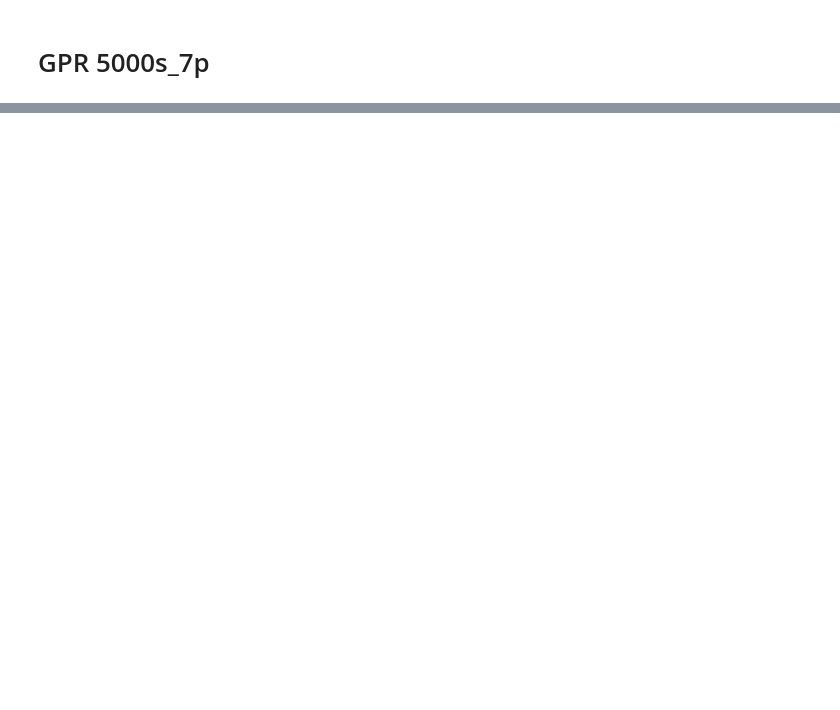
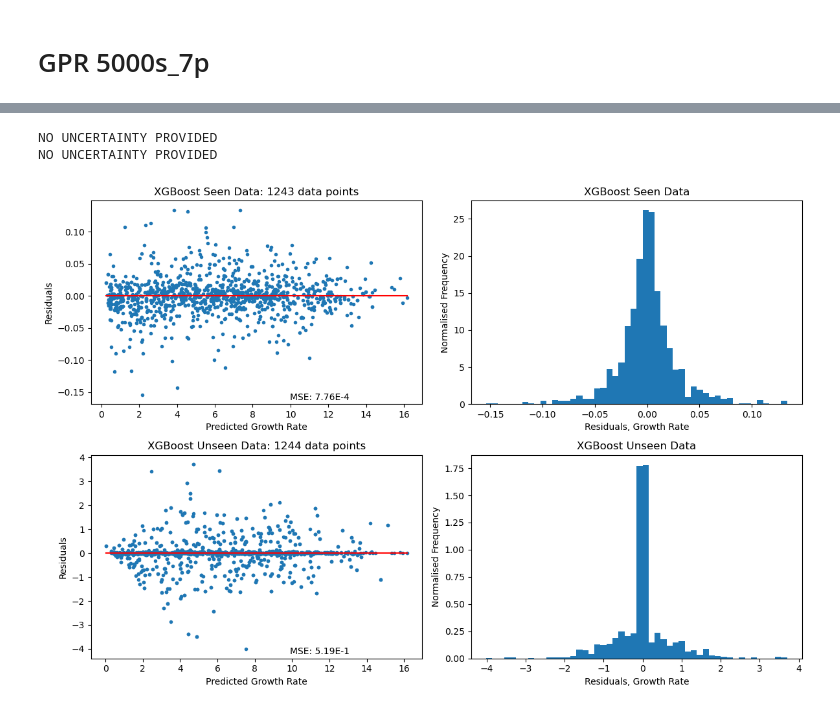
Before and after one commit to DanHarJor/DEEPlasma, a Jupyter notebook: surrogate_pipeline.ipynb, the cells around one changed output, grey strips where cells are left out. Saved outputs shown, nothing was run; the diff lists cells and outputs as text; code cells hidden in the pictures; blank space fills up the shorter version.

Commit message:
added xgboost and comparison

```diff
--- a/surrogate_pipeline.ipynb
+++ b/surrogate_pipeline.ipynb
@@ -229,0 +275,23 @@ MAX 16.291 16.166999987788124
+# %%
+import matplotlib.pyplot as plt
+from GENE_ML.gene_ml import visualise as vis
+model_name = 'XGBoost'
+ncol=2
+nrow=2
+width=6
+height = 4
+fig_residuals, [[ax1,ax2],[ax3,ax4]] = plt.subplots(nrow,ncol, figsize=(width*ncol,height*nrow), dpi=100)
+
+vis.residual_plot(ax1, fig_residuals, data_set.growthrate_train, results_xgb.growthrate_predict_seen, var_name='Growth Rate', title=f'{model_name} Seen Data')
+vis.residual_hist(ax2, fig_residuals, data_set.growthrate_train, results_xgb.growthrate_predict_seen, var_name='Growth Rate', title=f'{model_name} Seen Data')
+
+vis.residual_plot(ax3, fig_residuals, data_set.growthrate_test, results_xgb.growthrate_predict_unseen, var_name='Growth Rate', title=f'{model_name} Unseen Data')
+vis.residual_hist(ax4, fig_residuals, data_set.growthrate_test, results_xgb.growthrate_predict_unseen, var_name='Growth Rate', title=f'{model_name} Unseen Data')
+
+# fig_residuals.suptitle('SVM')
+fig_residuals.tight_layout()
+fig_residuals.show()
+# %% [output]
+NO UNCERTAINTY PROVIDED
+NO UNCERTAINTY PROVIDED
+[figure, added]
```
Also changed, not shown: parts of 9 cells of this notebook.
